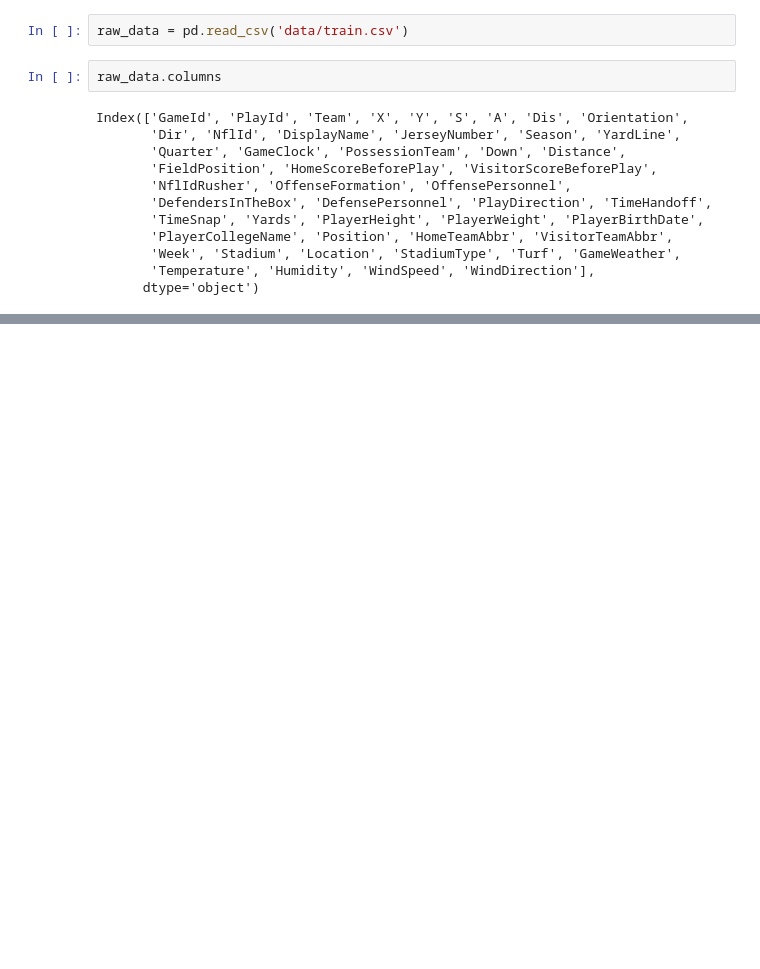
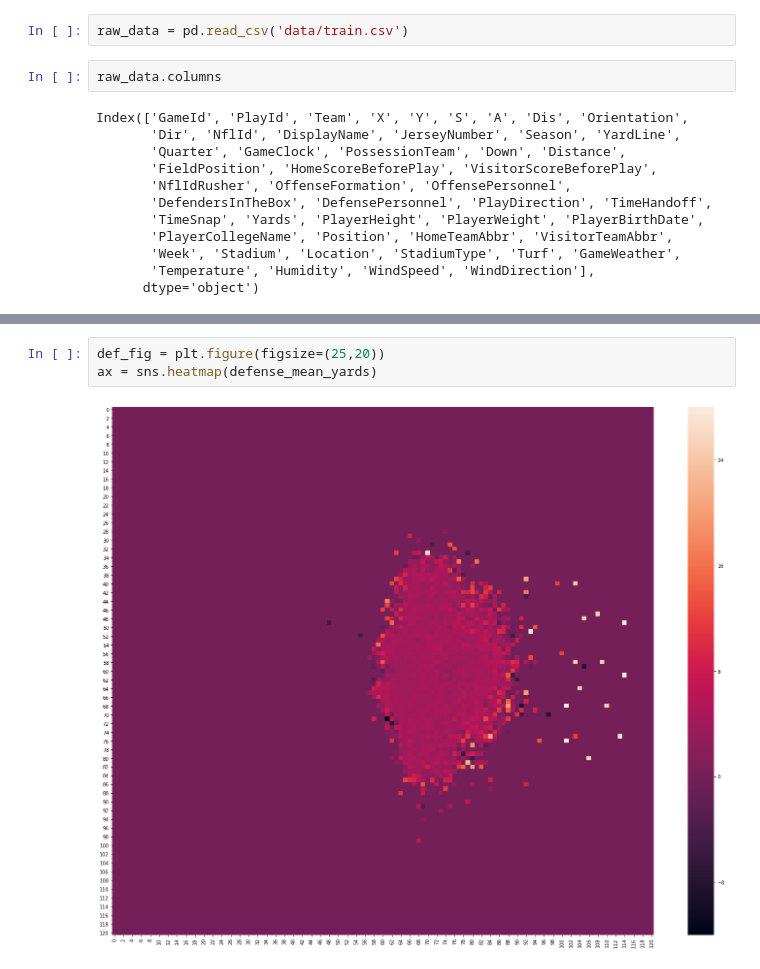
Before and after one commit to alexander-moore/DS502_Final, a Jupyter notebook: ethan/version_3.ipynb, the cells around one changed output, grey strips where cells are left out. Cells and saved outputs as stored; diff of their text form; blank space fills up the shorter version.

```diff
--- a/ethan/version_3.ipynb
+++ b/ethan/version_3.ipynb
@@ -51,0 +97,5 @@ NameError: name 'sns' is not defined
+# %%
+def_fig = plt.figure(figsize=(25,20))
+ax = sns.heatmap(defense_mean_yards)
+# %% [output]
+[figure, added]
```
Also changed, not shown: parts of 8 cells of this notebook.
